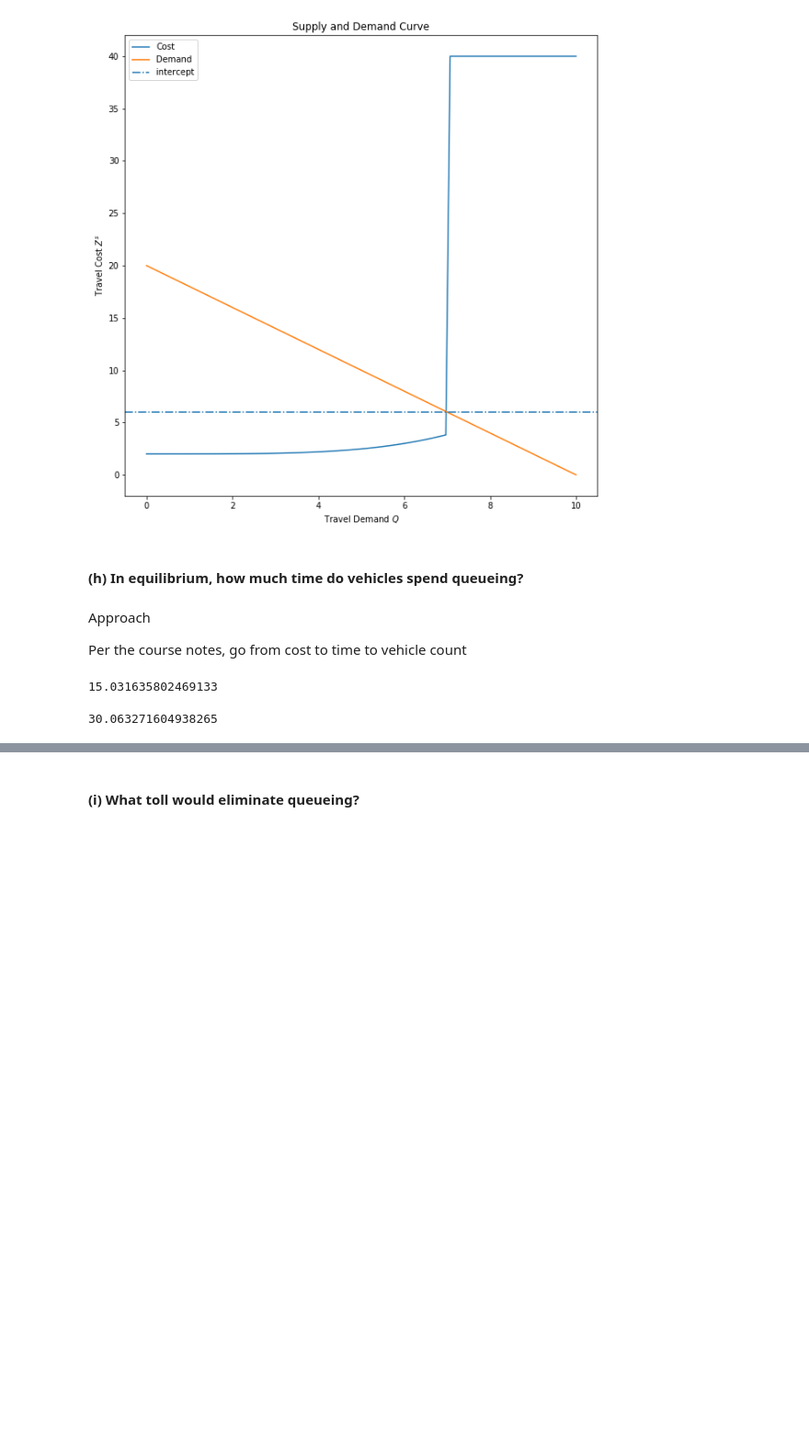
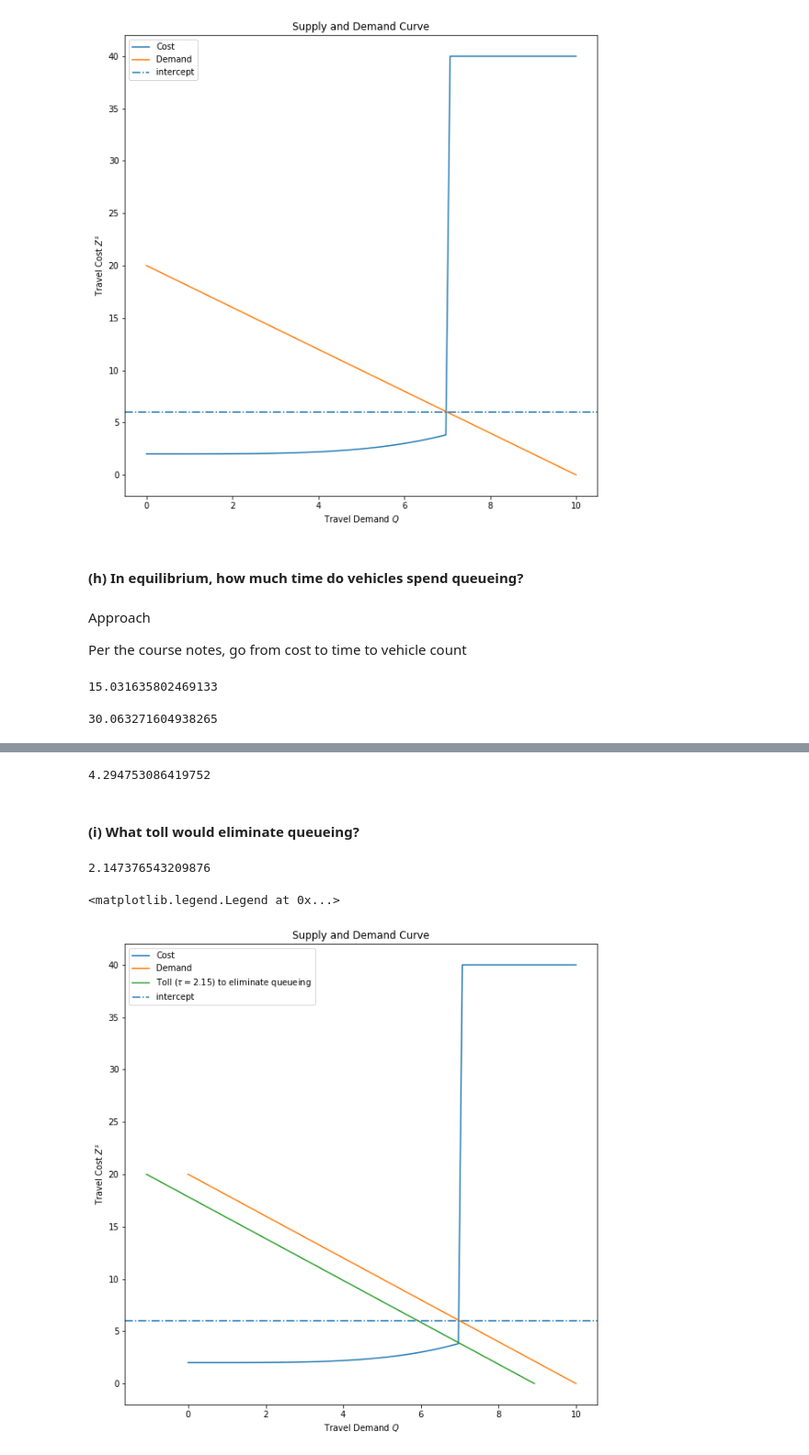
Before and after one commit to noahgarfinkle/Spring2020, a Jupyter notebook: CEE 498 Transportation Economics/Assignments/Assignment 4_Garfinkle.ipynb, the cells around one changed output, grey strips where cells are left out. Shown at 92% size. Drawn from its saved outputs; the diff is of its cells as text; code cells hidden in the pictures; blank space fills up the shorter version.

Commit message:
implemented tau queueing

```diff
--- a/CEE 498 Transportation Economics/Assignments/Assignment 4_Garfinkle.ipynb
+++ b/CEE 498 Transportation Economics/Assignments/Assignment 4_Garfinkle.ipynb
@@ -288,2 +292,29 @@ time_queueing
+# %%
+vehicles_in_queue
+# %% [output]
+4.294753086419752
 # %% [markdown]
 #### (i) What toll would eliminate queueing?
+# %%
+τ_queueing = Qinverse(7) - Z(7)
+# %%
+τ_queueing
+# %% [output]
+2.147376543209876
+# %%
+Qs_with_τ_queueing = [Q(z+τ_queueing) for z in zs]
+# %%
+fig,ax = plt.subplots(figsize=(10,10))
+plt.plot(Qs,Ps_queue,label="Cost")
+plt.plot(Qs,Ds,label="Demand")
+plt.plot(Qs_with_τ_queueing,zs,label=f"Toll ($τ={τ_queueing:,.2f}$) to eliminate queueing")
+# plt.plot(Qs,MSCs,label="MSC")
+ax.set_xlabel("Travel Demand $Q$")
+ax.set_ylabel("Travel Cost $Z^s$")
+ax.set_title("Supply and Demand Curve")
+# ax.axhline(res3.root,label="intercept")
+ax.axhline(6,label="intercept",ls="-.")
+ax.legend()
+# %% [output]
+<matplotlib.legend.Legend at 0x...>
+[figure, added]
```
Also changed, not shown: parts of 2 cells of this notebook.
